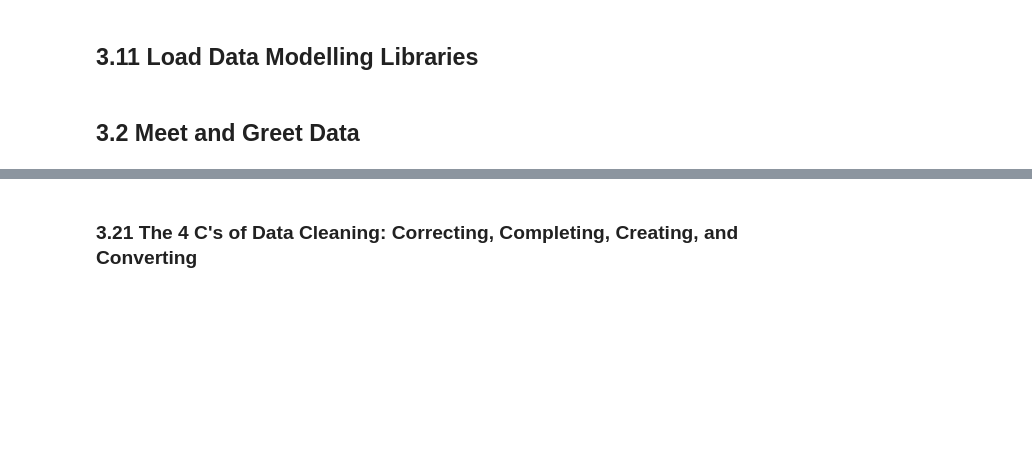
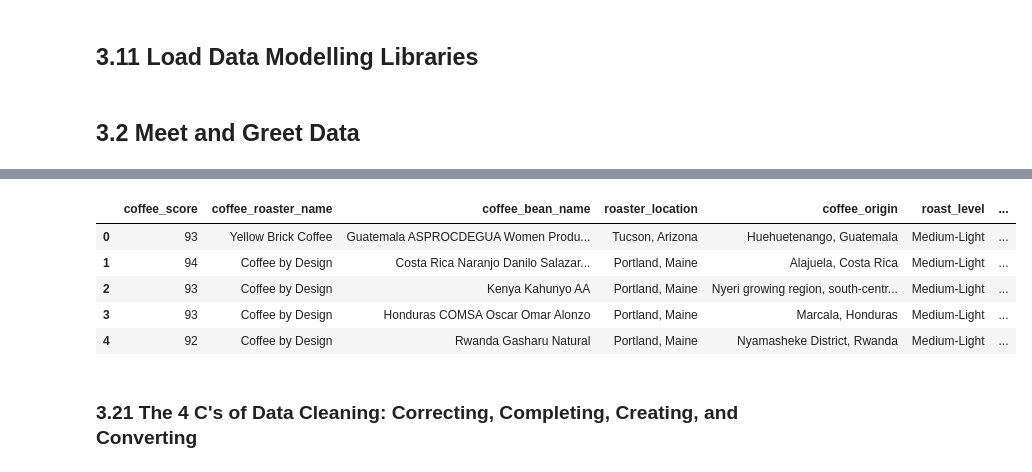
Before and after one commit to nkbuddy/capstone-coffee-recommendation-system, a Jupyter notebook: coffee_recommendation.ipynb, the cells around one changed output, grey strips where cells are left out. Drawn from its saved outputs; the diff is of its cells as text; code cells hidden in the pictures; blank space fills up the shorter version.

```diff
--- a/coffee_recommendation.ipynb
+++ b/coffee_recommendation.ipynb
@@ -374,2 +413,11 @@ Its important to note, more predictor variables do not make a better model, but
+# %%
+coffee_df.head()
+# %% [output]
+|  | coffee_score | coffee_roaster_name | coffee_bean_name | roaster_location | coffee_origin | roast_level | ... |
+| 0 | 93 | Yellow Brick Coffee | Guatemala ASPROCDEGUA Women Produ... | Tucson, Arizona | Huehuetenango, Guatemala | Medium-Light | ... |
+| 1 | 94 | Coffee by Design | Costa Rica Naranjo Danilo Salazar... | Portland, Maine | Alajuela, Costa Rica | Medium-Light | ... |
+| 2 | 93 | Coffee by Design | Kenya Kahunyo AA | Portland, Maine | Nyeri growing region, south-centr... | Medium-Light | ... |
+| 3 | 93 | Coffee by Design | Honduras COMSA Oscar Omar Alonzo | Portland, Maine | Marcala, Honduras | Medium-Light | ... |
+| 4 | 92 | Coffee by Design | Rwanda Gasharu Natural | Portland, Maine | Nyamasheke District, Rwanda | Medium-Light | ... |
 # %% [markdown]
 ### 3.21 The 4 C's of Data Cleaning: Correcting, Completing, Creating, and Converting <a class="anchor" id="4C"></a>
```
Also changed, not shown: parts of 21 cells of this notebook.
